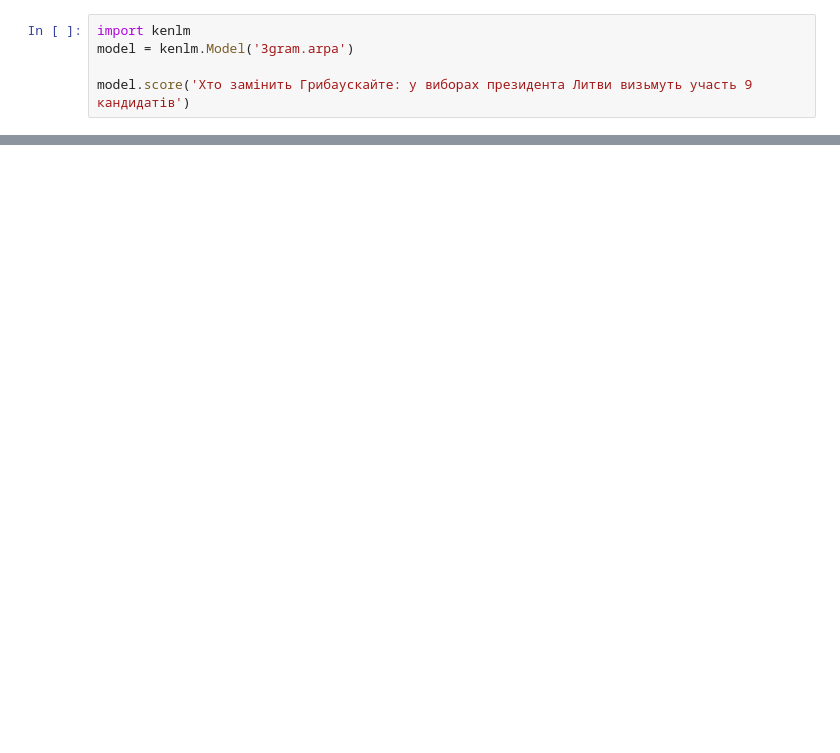
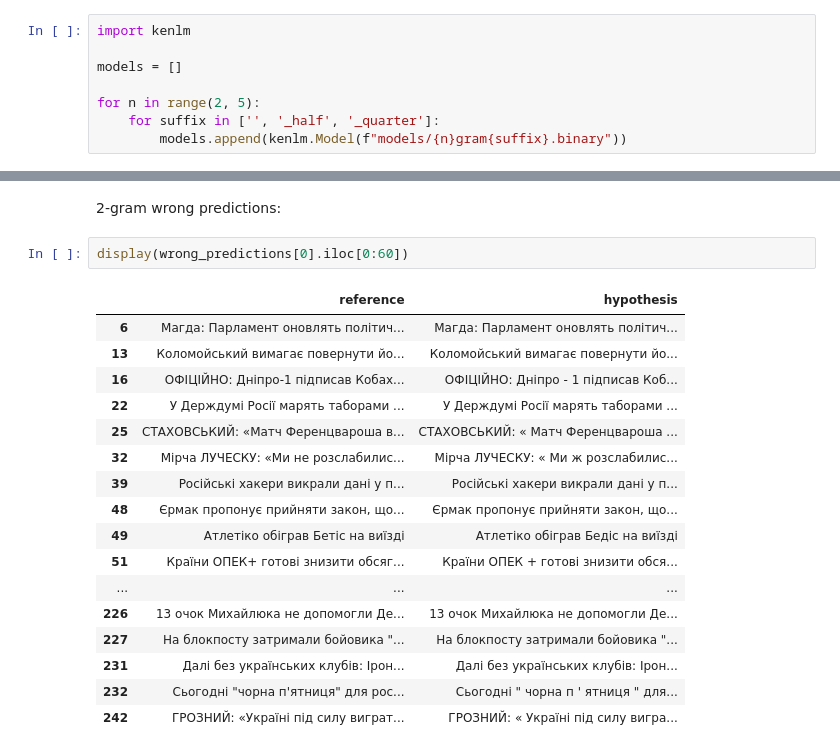
Before and after one commit to Kofful/asr-clm, a Jupyter notebook: ASR.ipynb, the cells around one changed output, grey strips where cells are left out. Cells and saved outputs as stored; diff of their text form; blank space fills up the shorter version.

Commit message:
Add n-gram training on several datasets

```diff
--- a/ASR.ipynb
+++ b/ASR.ipynb
@@ -53,5 +268,8 @@ Note: you may need to restart the kernel to use updated packages.
 # %%
 import kenlm
-model = kenlm.Model('3gram.arpa')
 
-model.score('Хто замінить Грибаускайте: у виборах президента Литви визьмуть участь 9 кандидатів')
+models = []
+
+for n in range(2, 5):
+    for suffix in ['', '_half', '_quarter']:
+        models.append(kenlm.Model(f"models/{n}gram{suffix}.binary"))
@@ -57,0 +329,22 @@ model.score('Хто замінить Грибаускайте: у виборах
+# %% [markdown]
+2-gram wrong predictions:
+# %%
+display(wrong_predictions[0].iloc[0:60])
+# %% [output]
+|  | reference | hypothesis |
+| 6 | Магда: Парламент оновлять політич... | Магда: Парламент оновлять політич... |
+| 13 | Коломойський вимагає повернути йо... | Коломойський вимагає повернути йо... |
+| 16 | ОФІЦІЙНО: Дніпро-1 підписав Кобах... | ОФІЦІЙНО: Дніпро - 1 підписав Коб... |
+| 22 | У Держдумі Росії марять таборами ... | У Держдумі Росії марять таборами ... |
+| 25 | СТАХОВСЬКИЙ: «Матч Ференцвароша в... | СТАХОВСЬКИЙ: « Матч Ференцвароша ... |
+| 32 | Мірча ЛУЧЕСКУ: «Ми не розслабилис... | Мірча ЛУЧЕСКУ: « Ми ж розслабилис... |
+| 39 | Російські хакери викрали дані у п... | Російські хакери викрали дані у п... |
+| 48 | Єрмак пропонує прийняти закон, що... | Єрмак пропонує прийняти закон, що... |
+| 49 | Атлетіко обіграв Бетіс на виїзді | Атлетіко обіграв Бедіс на виїзді |
+| 51 | Країни ОПЕК+ готові знизити обсяг... | Країни ОПЕК + готові знизити обся... |
+| ... | ... | ... |
+| 226 | 13 очок Михайлюка не допомогли Де... | 13 очок Михайлюка не допомогли Де... |
+| 227 | На блокпосту затримали бойовика "... | На блокпосту затримали бойовика "... |
+| 231 | Далі без українських клубів: Ірон... | Далі без українських клубів: Ірон... |
+| 232 | Сьогодні "чорна п'ятниця" для рос... | Сьогодні " чорна п ' ятниця " для... |
+| 242 | ГРОЗНИЙ: «Україні під силу виграт... | ГРОЗНИЙ: « Україні під силу вигра... |
```
Also changed, not shown: parts of 20 cells of this notebook.
